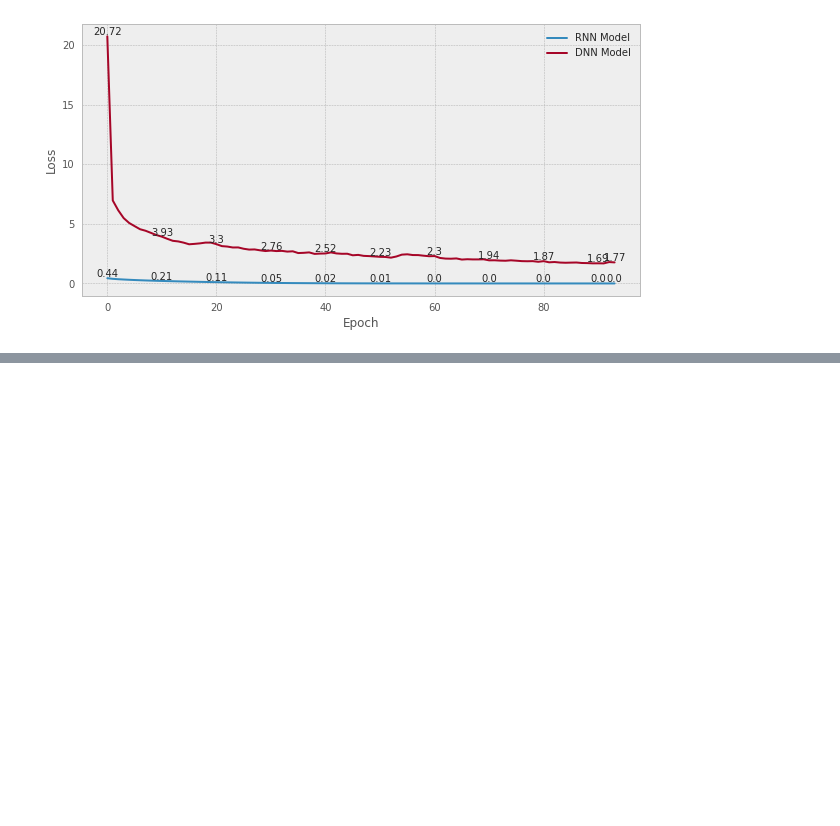
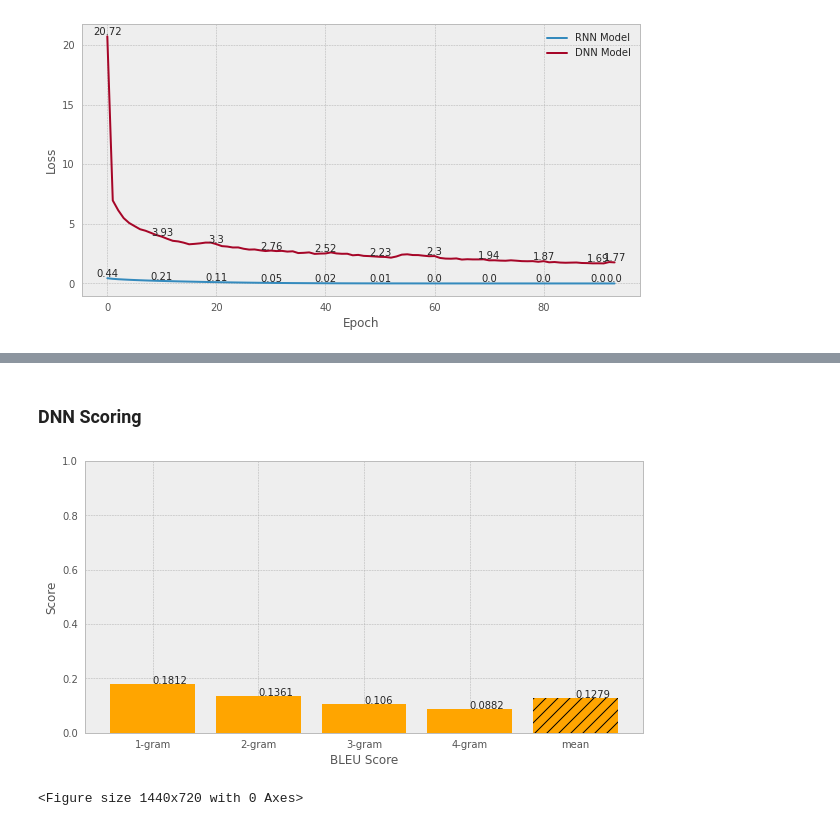
Before and after one commit to AndiAlifs/FLUENT-Chatbot-2023, a Jupyter notebook: fluent_v1.2-CombinedDNNdanRNN.ipynb, the cells around one changed output, grey strips where cells are left out. Drawn from its saved outputs; the diff is of its cells as text; code cells hidden in the pictures; blank space fills up the shorter version.

```diff
--- a/fluent_v1.2-CombinedDNNdanRNN.ipynb
+++ b/fluent_v1.2-CombinedDNNdanRNN.ipynb
@@ -472,0 +604,30 @@ plt.show()
+# %% [markdown]
+### DNN Scoring
+# %%
+dnn_preds_answers = []
+for question in tables['questions']:
+    try:
+        dnn_preds_answers.append(get_response_dnn(question))
+    except:
+        dnn_preds_answers.append('tidak mengerti input')
+        print(question)
+# %%
+dnn_bleu = calculate_bleu(dnn_preds_answers, tables['questions'], tables['real_answers'])
+dnn_bleu['mean'] = np.mean(list(dnn_bleu.values()))
+# %%
+plt.style.use('bmh')
+plt.xlabel('BLEU Score')
+plt.ylabel('Score')
+for index, (key, value) in enumerate(dnn_bleu.items()):
+    if index == len(dnn_bleu.values()) - 1:
+        plt.bar(index, value, color='orange', hatch='//')
+    else:
+        plt.bar(index, value, color='orange')
+    plt.text(index, value, str(round(value, 4)))
+plt.xticks(range(len(dnn_bleu)), dnn_bleu.keys())
+plt.yticks(np.arange(0, 1.03, 0.2))
+plt.figure(figsize=(20, 10))
+plt.show()
+# %% [output]
+[figure, added]
+<Figure size 1440x720 with 0 Axes>
```
Also changed, not shown: parts of 21 cells of this notebook, 4 other files.
